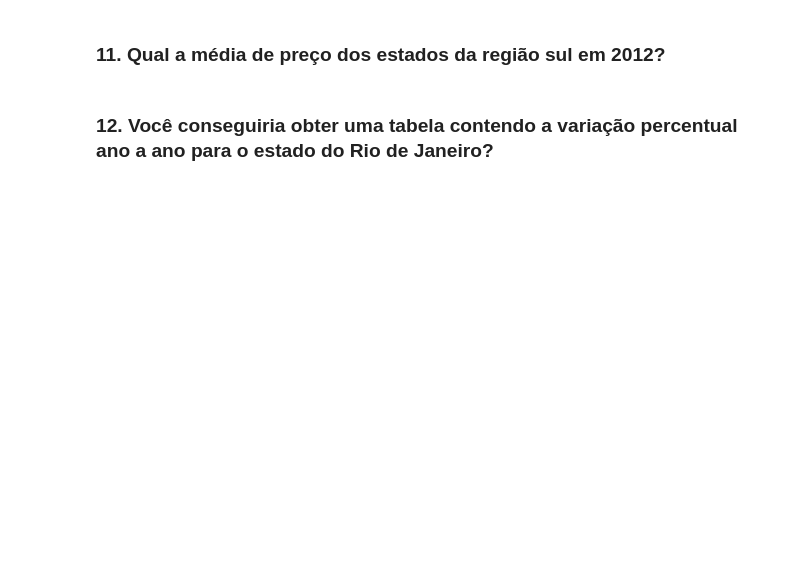
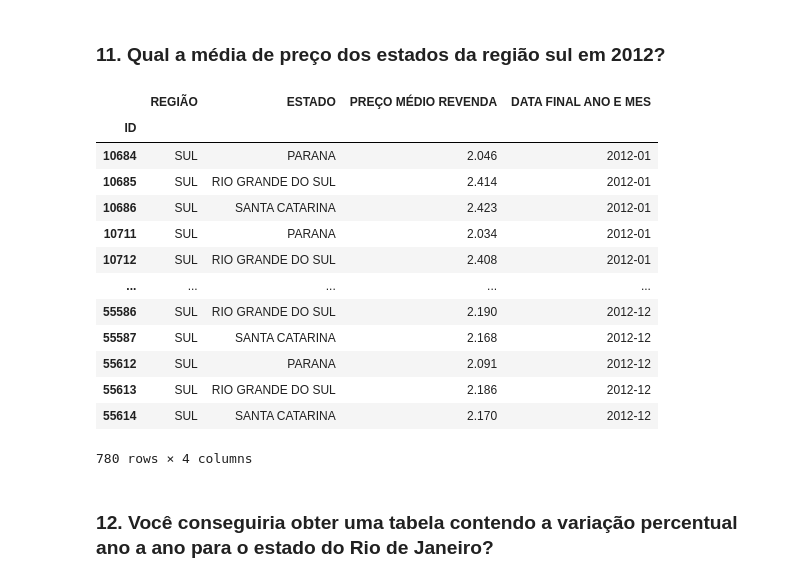
Before and after one commit to FernandoCordisco/Asimov, a Jupyter notebook: Dashboards Interativos com Python/Analisando Dados com Pandas e SQL/Exercicíos/exercicios-pandas.ipynb, the cells around one changed output. Saved outputs shown, nothing was run; the diff lists cells and outputs as text; code cells hidden in the pictures; blank space fills up the shorter version.

```diff
--- a/Dashboards Interativos com Python/Analisando Dados com Pandas e SQL/Exercicíos/exercicios-pandas.ipynb
+++ b/Dashboards Interativos com Python/Analisando Dados com Pandas e SQL/Exercicíos/exercicios-pandas.ipynb
@@ -125,4 +166,25 @@ df_gasolina_comum
 # %% [markdown]
 ### 11. Qual a média de preço dos estados da região sul em 2012?
+# %%
+df_gasolina.loc[
+    (df_gasolina['DATA FINAL ANO E MES'].dt.year == 2012) &
+    (df_gasolina['REGIÃO'] == 'SUL'),
+    ['REGIÃO', 'ESTADO', 'PREÇO MÉDIO REVENDA', 'DATA FINAL ANO E MES']
+]
+# %% [output]
+|  | REGIÃO | ESTADO | PREÇO MÉDIO REVENDA | DATA FINAL ANO E MES |
+| ID |  |  |  |  |
+| 10684 | SUL | PARANA | 2.046 | 2012-01 |
+| 10685 | SUL | RIO GRANDE DO SUL | 2.414 | 2012-01 |
+| 10686 | SUL | SANTA CATARINA | 2.423 | 2012-01 |
+| 10711 | SUL | PARANA | 2.034 | 2012-01 |
+| 10712 | SUL | RIO GRANDE DO SUL | 2.408 | 2012-01 |
+| ... | ... | ... | ... | ... |
+| 55586 | SUL | RIO GRANDE DO SUL | 2.190 | 2012-12 |
+| 55587 | SUL | SANTA CATARINA | 2.168 | 2012-12 |
+| 55612 | SUL | PARANA | 2.091 | 2012-12 |
+| 55613 | SUL | RIO GRANDE DO SUL | 2.186 | 2012-12 |
+| 55614 | SUL | SANTA CATARINA | 2.170 | 2012-12 |
+780 rows × 4 columns
 # %% [markdown]
 ### 12. Você conseguiria obter uma tabela contendo a variação percentual ano a ano para o estado do Rio de Janeiro?
```
Also changed, not shown: parts of 4 cells of this notebook, 1 other file.
